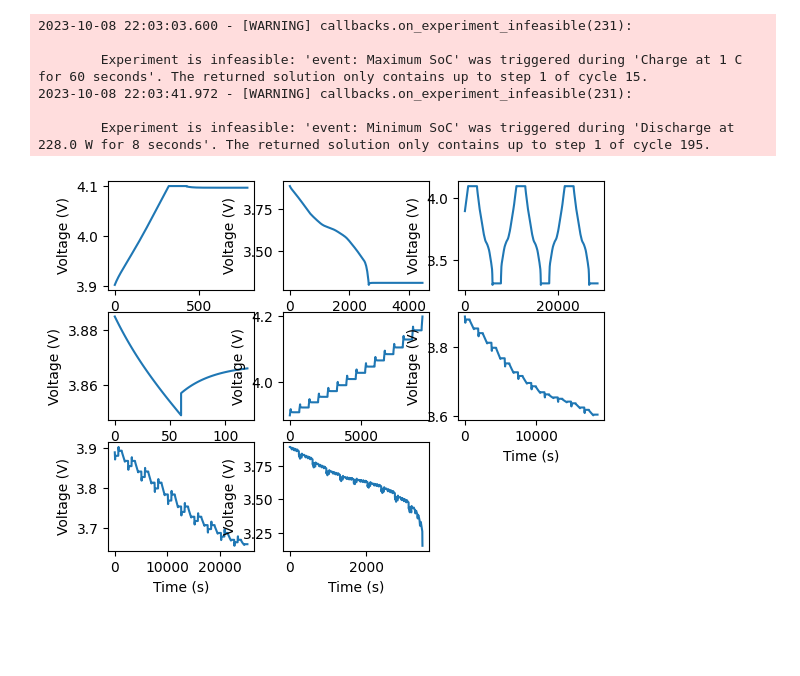
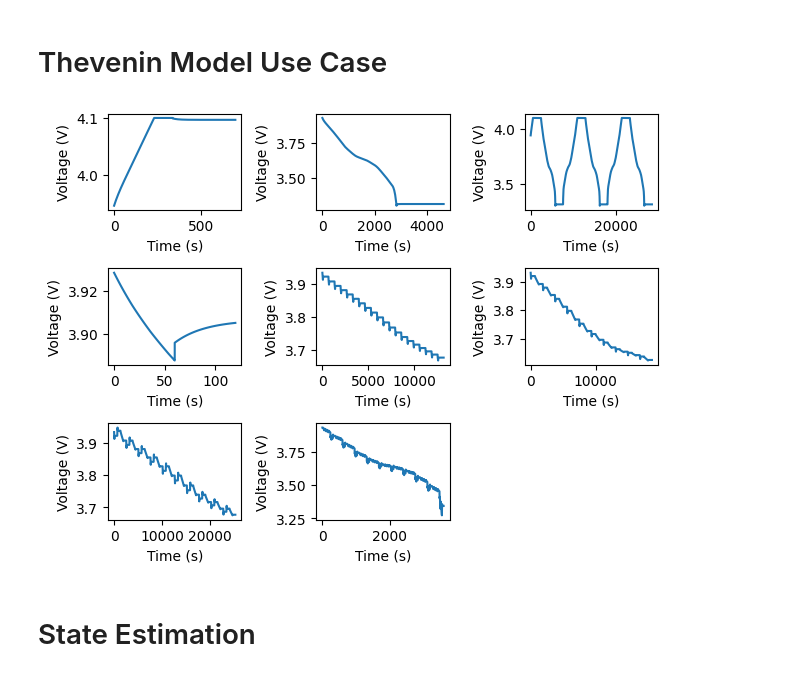
Before and after one commit to ahemmatifar/sox, a Jupyter notebook: src/sox/tutorial.ipynb, the cells around one changed output. Drawn from its saved outputs; the diff is of its cells as text; code cells hidden in the pictures; blank space fills up the shorter version.

```diff
--- a/src/sox/tutorial.ipynb
+++ b/src/sox/tutorial.ipynb
@@ -7,14 +8,21 @@ from sox.battery.default_inputs.inputs import inputs
 import sox.battery.protocol as protocol
+# %% [markdown]
+# Thevenin Model Use Case
 # %%
-inputs.initial_soc = 0.75
-ecm = TheveninModel(inputs)
+ecm = Thevenin(default_inputs)
 # %%
 experiments = [
+    # constant current then constant voltage charge, then rest
     protocol.cc_charge_cv_rest(c_rate=2.0, cv_hold_c_rate_limit=1 / 6, rest_time_h=0.1),
+    # constant current discharge, then rest
     protocol.cc_discharge_rest(),
+    # constant current charge and discharge cycling
     protocol.charge_discharge_cycling(direction="charge", number_of_cycles=3),
+    # constant current discharge pulse, then rest
     protocol.single_pulse(direction="discharge", c_rate=2.0, pulse_time_sec=60, pulse_rest_time_sec=60),
-    protocol.single_pulse_train(direction="charge", number_of_pulses=20),
+    # one type of constant current discharge pulses back-to-back, with rest in between
+    protocol.single_pulse_train(direction="discharge", number_of_pulses=20),
+    # two types of constant current discharge pulses back-to-back, with rest in between
     protocol.multi_pulse_train(
         direction=["discharge", "discharge"],
         c_rate=[1.0, 0.2],
@@ -22,6 +30,7 @@ experiments = [
         pulse_rest_time_sec=[600, 600],
         number_of_pulses=10,
     ),
+    # three types of constant current charge and discharge pulses back-to-back, with rest in between
     protocol.multi_pulse_train(
         direction=["discharge", "charge", "discharge"],
         c_rate=[1.0, 1.0, 0.2],
@@ -29,30 +38,31 @@ experiments = [
         pulse_rest_time_sec=[600, 600, 600],
         number_of_pulses=10,
     ),
+    # DST (dynamic stress test) protocol
     protocol.dst_schedule(
-        peak_power=3.8*(6*10),
+        peak_power=3.8 * (6 * 10),
         number_of_cycles=10,
         sampling_time_s=1,
     ),
 ]
 
+# simulates the experiments
 solutions = [ecm.solve(experiment) for experiment in experiments]
-# %% [output]
-2023-10-08 22:03:03.600 - [WARNING] callbacks.on_experiment_infeasible(231):
-
-        Experiment is infeasible: 'event: Maximum SoC' was triggered during 'Charge at 1 C for 60 seconds'. The returned solution only contains up to step 1 of cycle 15.
-2023-10-08 22:03:41.972 - [WARNING] callbacks.on_experiment_infeasible(231):
-
-        Experiment is infeasible: 'event: Minimum SoC' was triggered during 'Discharge at 228.0 W for 8 seconds'. The returned solution only contains up to step 1 of cycle 195.
 # %%
+# plots the results
+
 plt.figure()
 for i, solution in enumerate(solutions):
     plt.subplot(3, 3, i + 1)
     plt.plot(solution.time, solution.voltage)
     plt.xlabel("Time (s)")
     plt.ylabel("Voltage (V)")
+plt.tight_layout()
+plt.show()
 # %% [output]
-[figure, old version]
+[figure, new version]
+# %% [markdown]
+# State Estimation
 # %%
 from sox.sensor.sensor import Sensor
 from sox.sensor.noise import Normal
```
Also changed, not shown: parts of 4 cells of this notebook.
